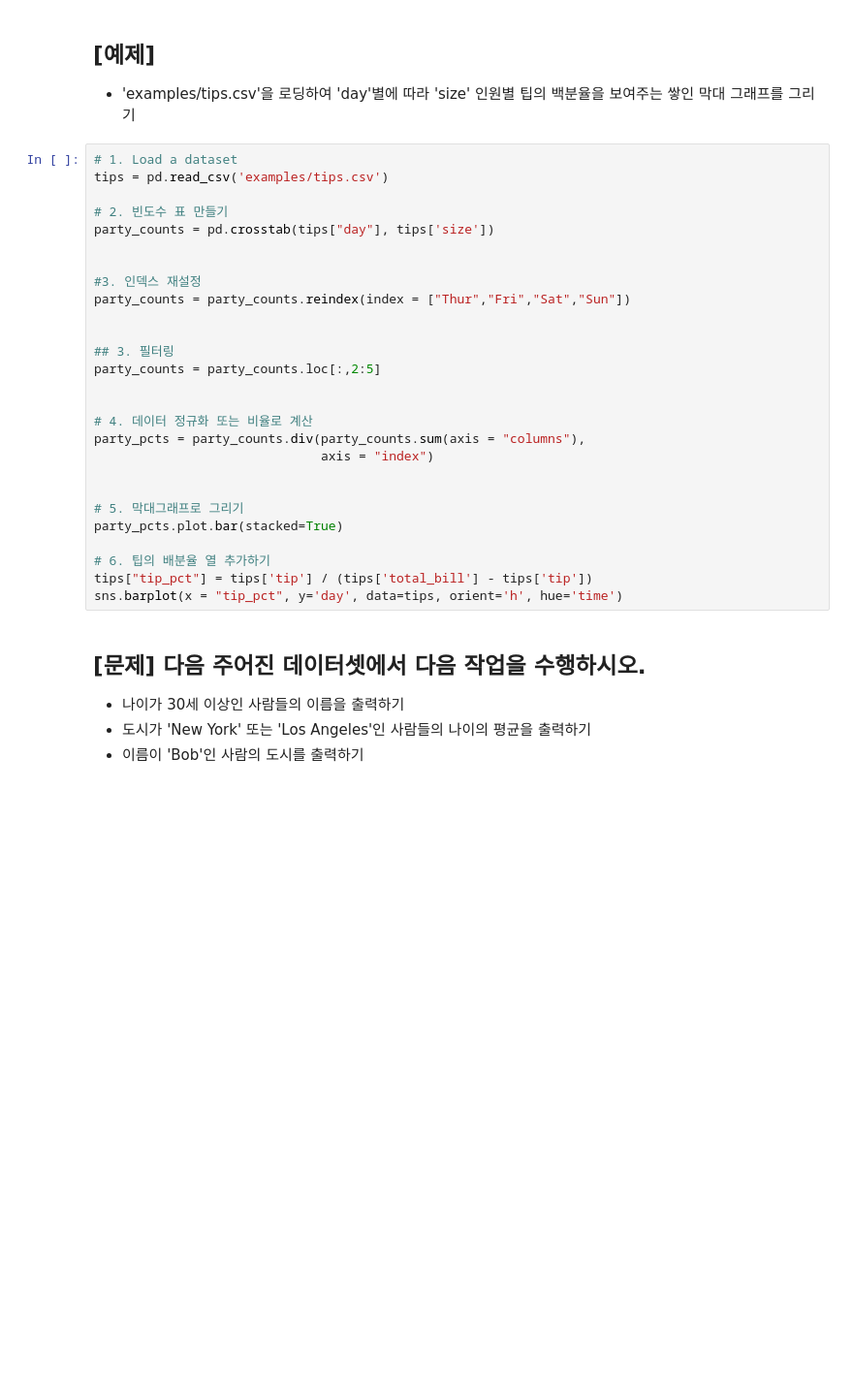
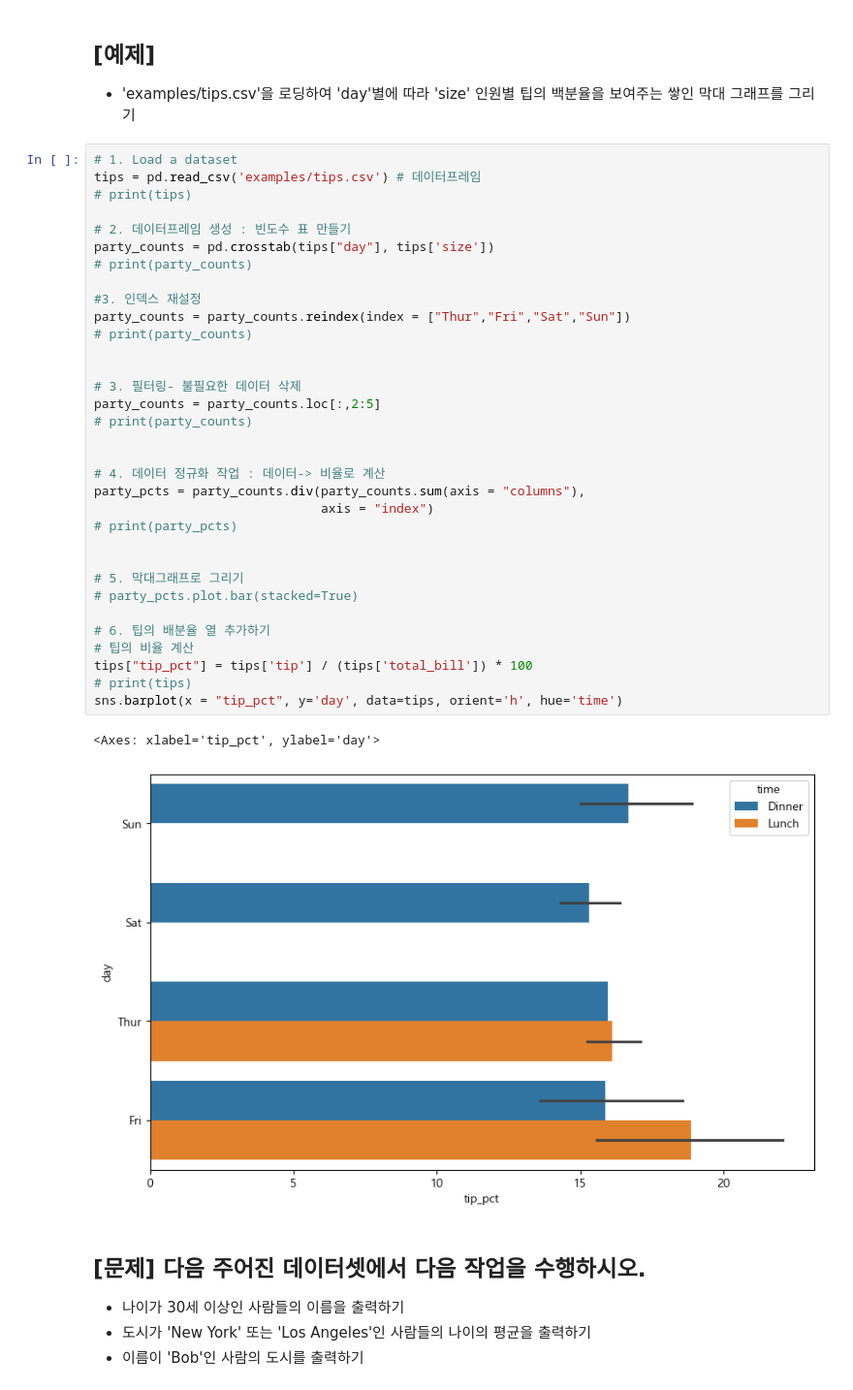
Before and after one commit to euhkim/python_basic_2, a Jupyter notebook: data_analysis_05_01_class.ipynb, the cells around one changed output. Shown at 97% size. Drawn from its saved outputs; the diff is of its cells as text; blank space fills up the shorter version.

```diff
--- a/data_analysis_05_01_class.ipynb
+++ b/data_analysis_05_01_class.ipynb
@@ -252,31 +444,40 @@ df.plot.bar()
 * 'examples/tips.csv'을 로딩하여 'day'별에 따라 'size' 인원별 팁의 백분율을 보여주는 쌓인 막대 그래프를 그리기
 # %%
 # 1. Load a dataset
-tips = pd.read_csv('examples/tips.csv')
+tips = pd.read_csv('examples/tips.csv') # 데이터프레임
+# print(tips)
 
-# 2. 빈도수 표 만들기
+# 2. 데이터프레임 생성 : 빈도수 표 만들기
 party_counts = pd.crosstab(tips["day"], tips['size'])
-
+# print(party_counts)
 
 #3. 인덱스 재설정
 party_counts = party_counts.reindex(index = ["Thur","Fri","Sat","Sun"])
+# print(party_counts)
 
 
-## 3. 필터링
+# 3. 필터링- 불필요한 데이터 삭제
 party_counts = party_counts.loc[:,2:5]
+# print(party_counts)
 
 
-# 4. 데이터 정규화 또는 비율로 계산
+# 4. 데이터 정규화 작업 : 데이터-> 비율로 계산
 party_pcts = party_counts.div(party_counts.sum(axis = "columns"),
                               axis = "index")
+# print(party_pcts)
 
 
 # 5. 막대그래프로 그리기
-party_pcts.plot.bar(stacked=True)
+# party_pcts.plot.bar(stacked=True)
 
 # 6. 팁의 배분율 열 추가하기
-tips["tip_pct"] = tips['tip'] / (tips['total_bill'] - tips['tip'])
+# 팁의 비율 계산
+tips["tip_pct"] = tips['tip'] / (tips['total_bill']) * 100
+# print(tips)
 sns.barplot(x = "tip_pct", y='day', data=tips, orient='h', hue='time')
+# %% [output]
+<Axes: xlabel='tip_pct', ylabel='day'>
+[figure, added]
 # %% [markdown]
 ## [문제] 다음 주어진 데이터셋에서 다음 작업을 수행하시오.
   * 나이가 30세 이상인 사람들의 이름을 출력하기
```
Also changed, not shown: parts of 23 cells of this notebook.
